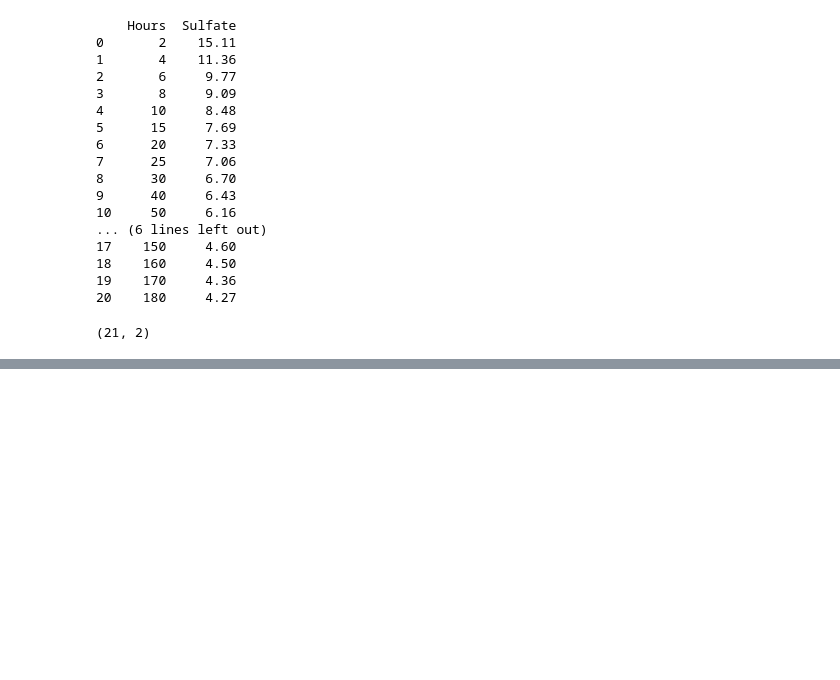
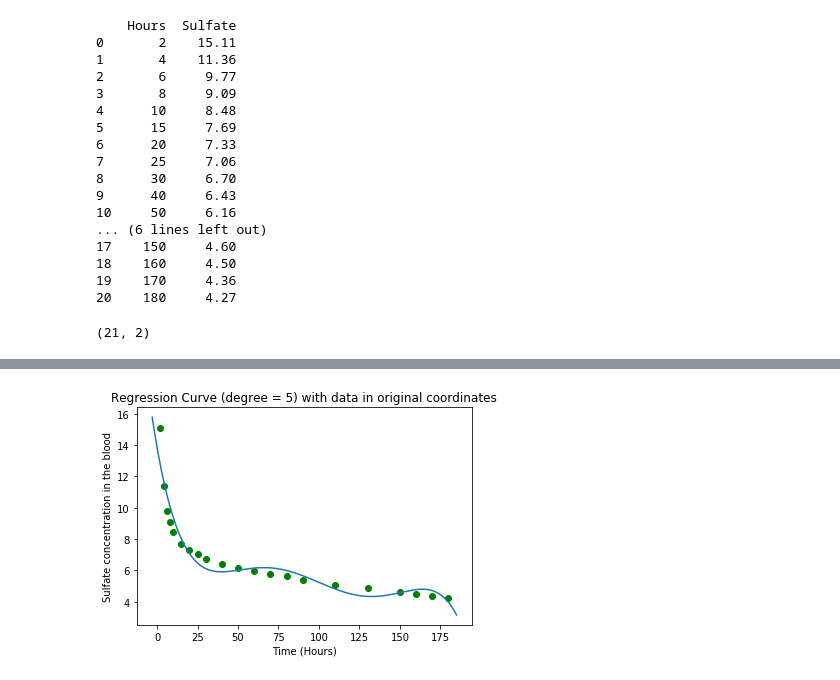
Before and after one commit to lpoon2/CS498-AML, a Jupyter notebook: hw5/hw5.1.ipynb, the cells around one changed output, grey strips where cells are left out. Saved outputs shown, nothing was run; the diff lists cells and outputs as text; code cells hidden in the pictures; blank space fills up the shorter version.

```diff
--- a/hw5/hw5.1.ipynb
+++ b/hw5/hw5.1.ipynb
@@ -49,0 +59,21 @@ plt.show()
+# %%
+from sklearn import linear_model
+
+reg = linear_model.LinearRegression()
+x = np.array(df['Hours'])
+y = np.array(df['Sulfate'])
+coeffs = np.polyfit(x, y, 5)
+x2 = np.arange(min(x)-5, max(x)+5, .01) #use more points for a smoother plot
+y2 = np.polyval(coeffs, x2) #Evaluates the polynomial for each x2 value
+plt.scatter(x , y ,color ='green')
+plt.plot(x2, y2)
+plt.title('Regression Curve (degree = 5) with data in original coordinates')
+plt.xlabel('Time (Hours)')
+plt.ylabel('Sulfate concentration in the blood')
+plt.show()
+
+#R-Square measurement
+#=var{predicted} / var{actual}
+r_square = np.var(y2)/np.var(y)
+# %% [output]
+[figure, added]
```
Also changed, not shown: parts of 7 cells of this notebook.
